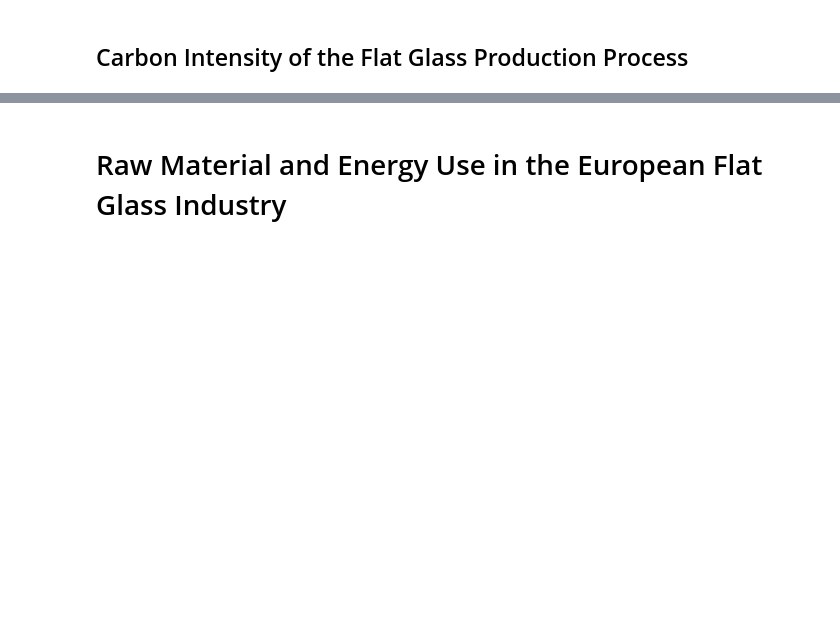
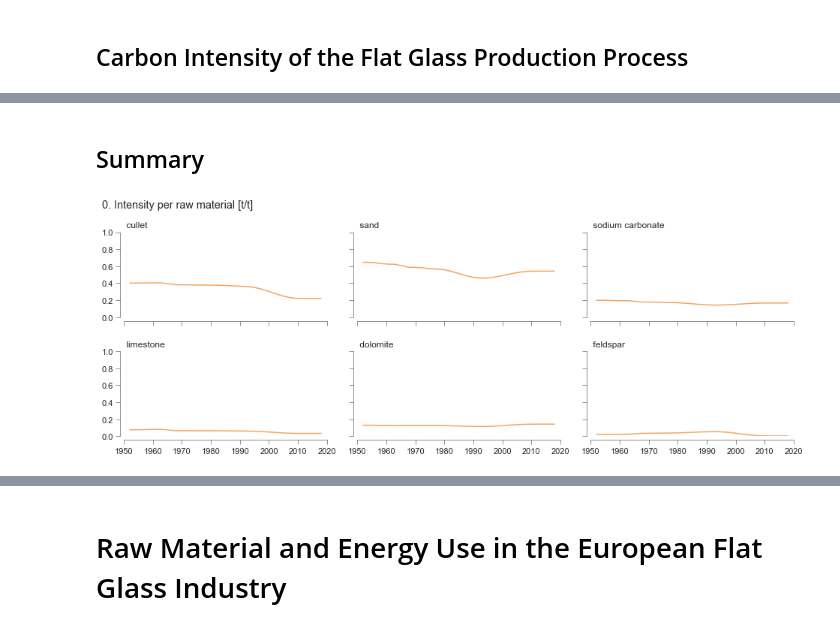
Before and after one commit to JeanSouv/01_MFA_GlassIndustry, a Jupyter notebook: MFA_FlatGlassIndustry.ipynb, the cells around one changed output, grey strips where cells are left out. Saved outputs shown, nothing was run; the diff lists cells and outputs as text; code cells hidden in the pictures; blank space fills up the shorter version.

```diff
--- a/MFA_FlatGlassIndustry.ipynb
+++ b/MFA_FlatGlassIndustry.ipynb
@@ -812,2 +977,17 @@ plt.show()
 # %% [markdown]
 ## Summary
+# %%
+# Annual growth:
+for country in countries:
+    BE_FR[('Growth, flat glass [%]',
+       country)] = (BE_FR[('Production [kt]',
+                           country)].pct_change()
+                   )
+    BE_FR[('Growth, arch glass [%]',
+           country)] = (BE_FR[('Architectural glass production [kt]',
+                               country)].pct_change()
+                       )
+    BE_FR[('Growth, arch glass consumption [%]',
+       country)] = (BE_FR[('Architectural glass consumption [kt]',
+                           country)].pct_change()
+                   )
@@ -1015,0 +1317,28 @@ plt.show()
+# %% [markdown]
+## Summary
+# %%
+# Plot the material instensity per raw material:
+fig, axes = plt.subplots(nrows=2, ncols=3,
+                         sharex=True, sharey=True,
+                         figsize=(16,5))
+
+for i, (ax, mat) in enumerate(zip(axes.flatten(), materials)):
+    (MatIntensity[(f"{mat}, kg/kg")]
+     .rolling(5, center=True).mean()
+     .plot(ax=ax, c='sandybrown')
+    )
+    ax.set_title(f" {mat}", loc='left')
+    style_ax(ax)
+
+ax.set_xlim(1950,2020)
+ax.set_ylim(0,1)
+
+fig.suptitle("0. Intensity per raw material [t/t]", x=0.1, y=1, ha='left')
+fig.subplots_adjust(wspace=0.15, hspace=0.4)
+sns.despine(offset=5)
+
+#fig.savefig(os.path.join(path_img, 'Mat Intensity.png'), dpi=600)
+
+plt.show()
+# %% [output]
+[figure, added]
```
Also changed, not shown: parts of 100 cells of this notebook, 2 other files.
